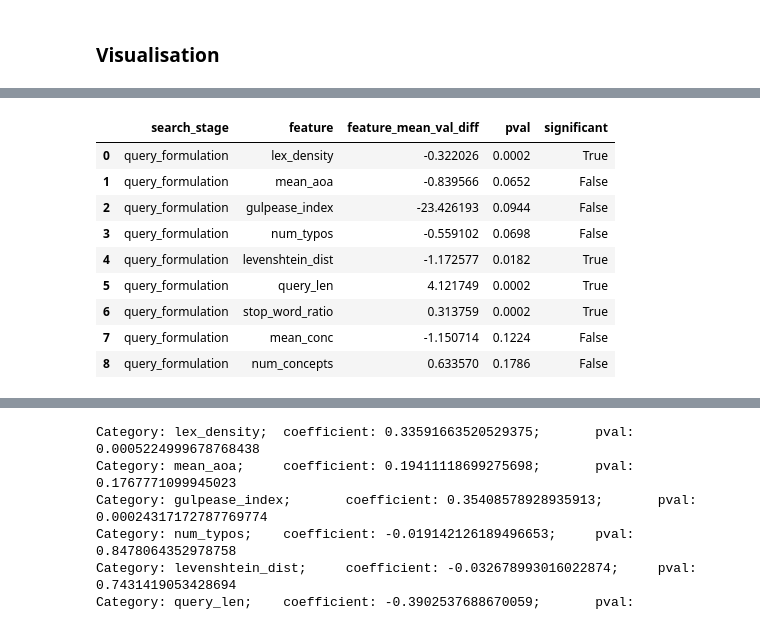
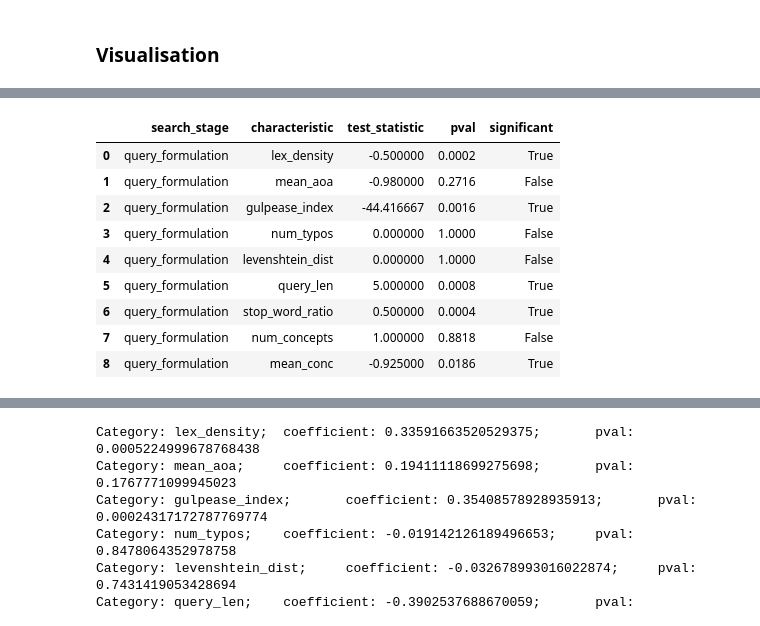
Before and after one commit to SOLandChildren/CHIIR27_LogAnalysis, a Jupyter notebook: query_formulation.ipynb, the cells around one changed output, grey strips where cells are left out. Drawn from its saved outputs; the diff is of its cells as text; code cells hidden in the pictures.

```diff
--- a/query_formulation.ipynb
+++ b/query_formulation.ipynb
@@ -214,16 +197,16 @@ desc_stats
 # %%
 from driver import get_significance
 
-sig_test_results = get_significance(df=query_df, effective_label="effective_query" stage="query_formulation", categories=categories)
+desc_stats_df, sig_test_results = get_significance(df=query_df, effective_label="effective_query", search_stage="query_formulation", categories=categories)
 sig_test_results
 # %% [output]
-|  | search_stage | feature | feature_mean_val_diff | pval | significant |
-| 0 | query_formulation | lex_density | -0.322026 | 0.0002 | True |
-| 1 | query_formulation | mean_aoa | -0.839566 | 0.0652 | False |
-| 2 | query_formulation | gulpease_index | -23.426193 | 0.0944 | False |
-| 3 | query_formulation | num_typos | -0.559102 | 0.0698 | False |
-| 4 | query_formulation | levenshtein_dist | -1.172577 | 0.0182 | True |
-| 5 | query_formulation | query_len | 4.121749 | 0.0002 | True |
-| 6 | query_formulation | stop_word_ratio | 0.313759 | 0.0002 | True |
-| 7 | query_formulation | mean_conc | -1.150714 | 0.1224 | False |
-| 8 | query_formulation | num_concepts | 0.633570 | 0.1786 | False |
+|  | search_stage | characteristic | test_statistic | pval | significant |
+| 0 | query_formulation | lex_density | -0.500000 | 0.0002 | True |
+| 1 | query_formulation | mean_aoa | -0.980000 | 0.2716 | False |
+| 2 | query_formulation | gulpease_index | -44.416667 | 0.0016 | True |
+| 3 | query_formulation | num_typos | 0.000000 | 1.0000 | False |
+| 4 | query_formulation | levenshtein_dist | 0.000000 | 1.0000 | False |
+| 5 | query_formulation | query_len | 5.000000 | 0.0008 | True |
+| 6 | query_formulation | stop_word_ratio | 0.500000 | 0.0004 | True |
+| 7 | query_formulation | num_concepts | 1.000000 | 0.8818 | False |
+| 8 | query_formulation | mean_conc | -0.925000 | 0.0186 | True |
```
Also changed, not shown: parts of 6 cells of this notebook, 15 other files.
